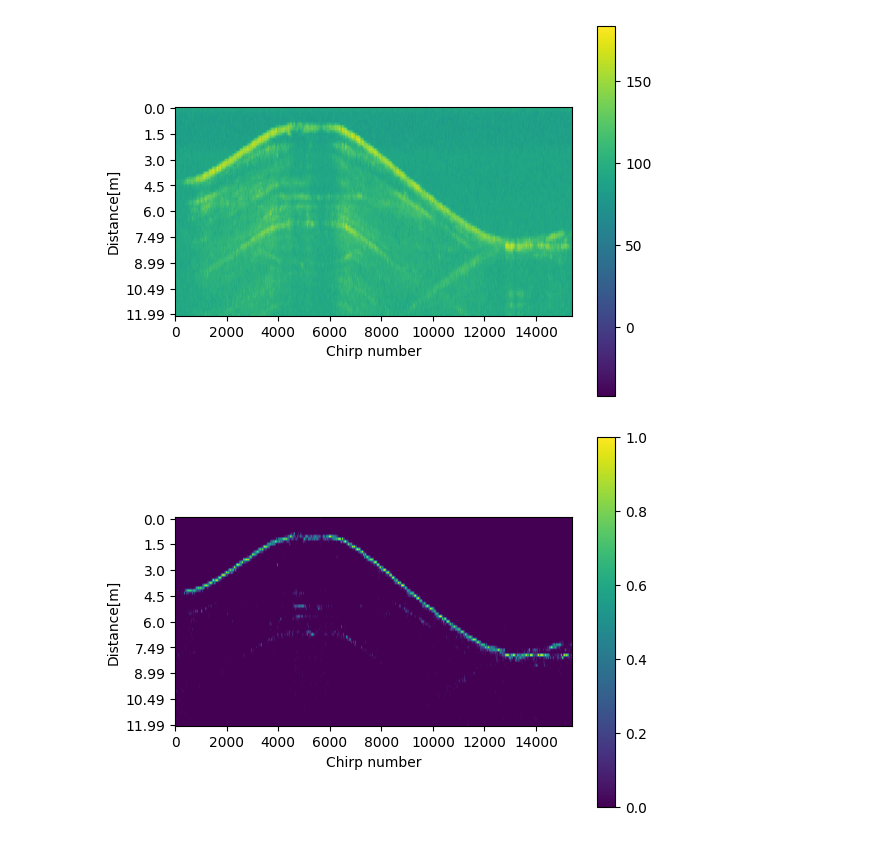
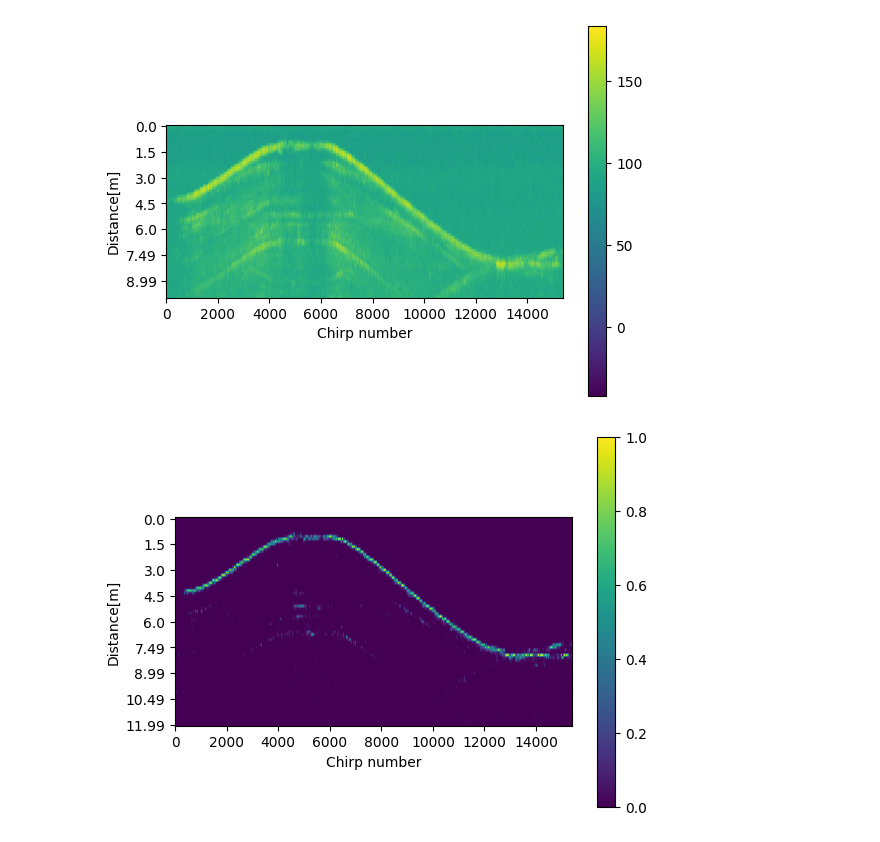
Before and after one commit to Norceis/radar-project, a Jupyter notebook: notebooks/statistical_signal_processing.ipynb, the cells around one changed output. Drawn from its saved outputs; the diff is of its cells as text; code cells hidden in the pictures.

```diff
--- a/notebooks/statistical_signal_processing.ipynb
+++ b/notebooks/statistical_signal_processing.ipynb
@@ -11,7 +11,7 @@ from source.helper import to_dB, print_spectogram, gen_spectogram, diff_frames
 # %%
 BASE_DIR = Path("E:/radar-project/data")  # change to your project dir
 
-loaded_file = h5py.File(BASE_DIR / 'alive_or_dead.h5', 'r')
+loaded_file = h5py.File(BASE_DIR / 'complete_dataset.h5', 'r')
 # %%
 loaded_file['2023_03_21'].keys()
 # %% [output]
@@ -23,7 +28,7 @@ sample_file = sample_file[:, 0, 0, :]
 # %%
 frames_diff = diff_frames(sample_file, 1)  #odejmujemy ostatnią klatkę
 diff_spect, y = gen_spectogram(frames_diff)
 diff_spectdb = to_dB(diff_spect)
-print_spectogram(diff_spectdb, y, depth_limit=12)
+print_spectogram(diff_spectdb, y, depth_limit=10)
 # %% [output]
-[figure, old version]
+[figure, new version]
```
Also changed, not shown: parts of 12 cells of this notebook, 3 other files.
